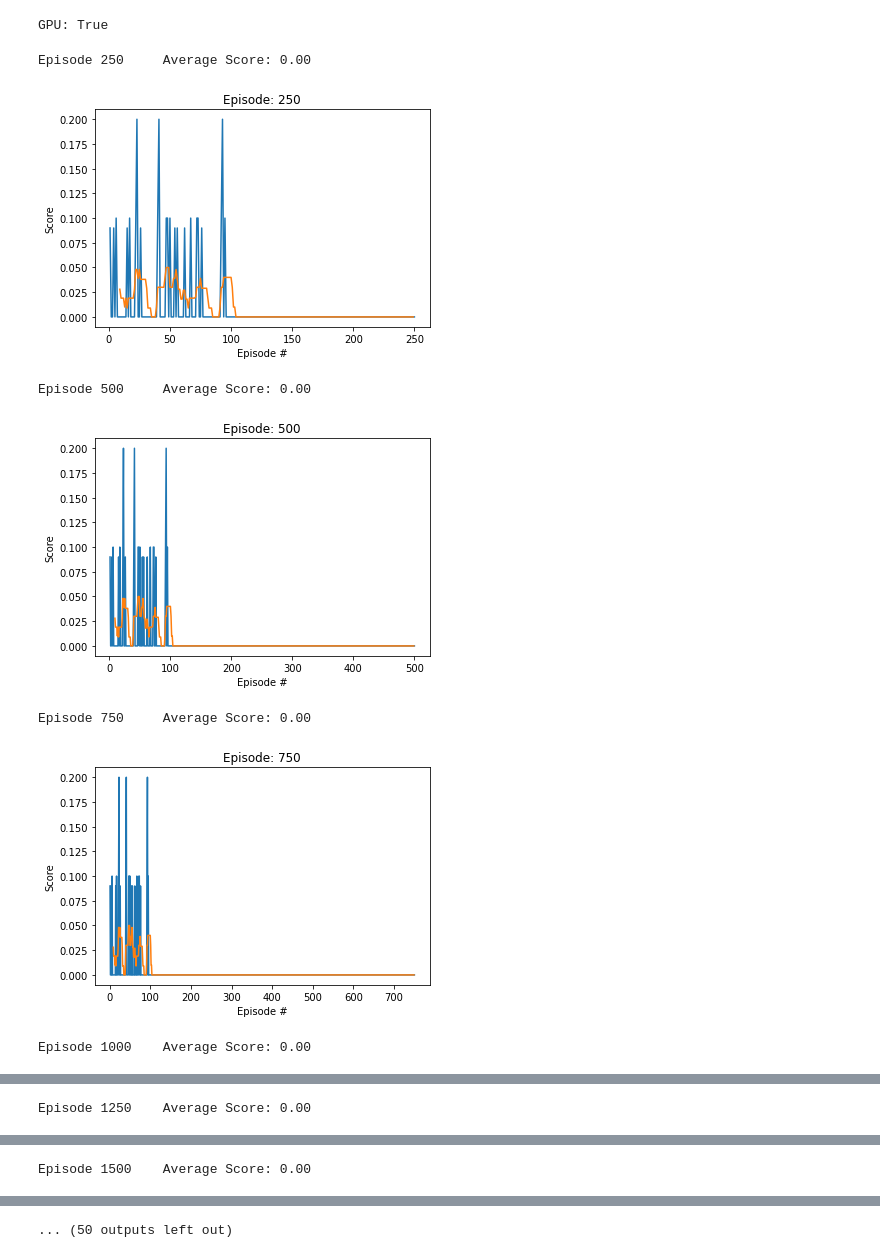
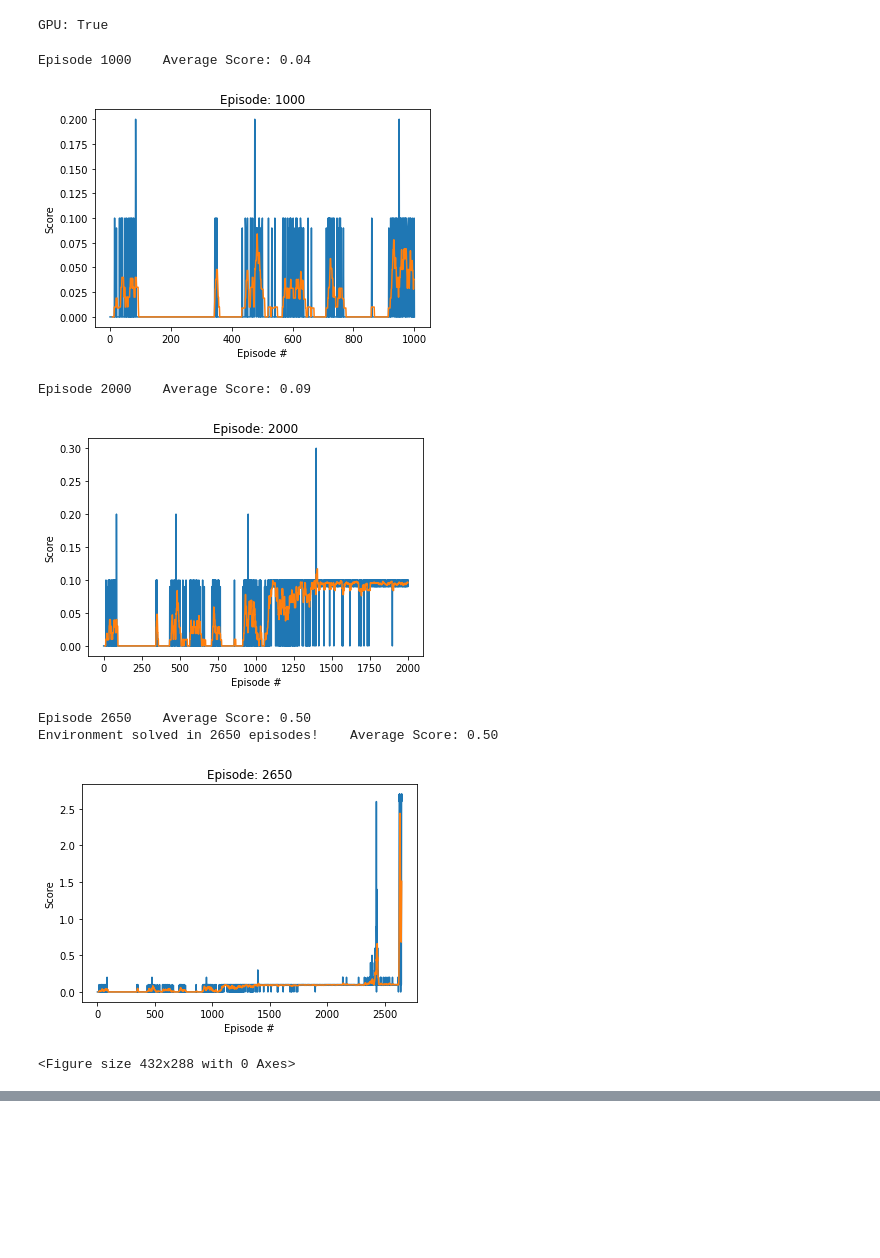
Before and after one commit to CarlosGalea/Collaboration-and-Competition, a Jupyter notebook: P3_TennisProject.ipynb, the cells around one changed output, grey strips where cells are left out. Saved outputs shown, nothing was run; the diff lists cells and outputs as text; code cells hidden in the pictures; blank space fills up the shorter version.

```diff
--- a/P3_TennisProject.ipynb
+++ b/P3_TennisProject.ipynb
@@ -12,7 +12,7 @@ import matplotlib.pyplot as plt
 import pandas as pd
 # %%
 #Load Envrionment
-env = UnityEnvironment(file_name='Tennis_Windows_x86_64/Tennis.exe')
+env = UnityEnvironment(file_name='Tennis/Tennis.exe')
 # %% [output]
 INFO:unityagents:
 'Academy' started successfully!
@@ -56,7 +56,7 @@ Size of each action: 2
 State size: 24
 # %%
 #Load Agent
-agent = Agent(state_size=24, action_size=2, n_agents=2, random_seed=10)
+agent = Agent(state_size=24, action_size=2, random_seed=4)
 # %% [output]
 GPU: True
 # %%
@@ -76,9 +76,10 @@ def plot_scores(scores, episode, rolling_window=10, save_fig=False):
     if save_fig:
         plt.savefig(f'figures_scores.png', bbox_inches='tight', pad_inches=0)
 # %%
-def maddpg(n_episodes=10000, max_t=1000):
+def maddpg(n_episodes=10000, max_t=10000,):
     scores_deque = deque(maxlen=100)
     scores = []
+    noise = 1.0
 
     for i_episode in range(1, n_episodes+1):
         env_info = env.reset(train_mode=True)[brain_name]
@@ -87,10 +88,7 @@ def maddpg(n_episodes=10000, max_t=1000):
 
         agent.reset()
 
-        noise = 1.
-
         for t in range(max_t):
-
             if i_episode < 100:
                 actions = np.random.randn(2, 2) #use random actions for the first 100 episodes, helps with exploration
             else:
@@ -110,38 +108,39 @@ def maddpg(n_episodes=10000, max_t=1000):
             game_scores += rewards
 
             if any(dones):
                 break
 
         noise = max(0.999 * noise, 0.01)  # reduce the noise a bit while training
         max_score = np.max(game_scores)  #the max score of the agents
         scores_deque.append(max_score)
         scores.append(max_score)
 
         print('\rEpisode {}\tAverage Score: {:.2f}'.format(i_episode, np.mean(scores_deque)), end="")
 
-        if i_episode % 250 == 0:
+        if i_episode % 1000 == 0:
             plot_scores(scores, i_episode)
 
         if i_episode % 2000 == 0:
             torch.save(agent.actor_local.state_dict(), 'checkpoint_actor.pth')
             torch.save(agent.critic_local.state_dict(), 'checkpoint_critic.pth')
 
         if np.mean(scores_deque) > 0.5:
             print('\nEnvironment solved in {:d} episodes!\tAverage Score: {:.2f}'.format(i_episode, np.mean(scores_deque)))
             plot_scores(scores, i_episode, save_fig=True)
 
             torch.save(agent.actor_local.state_dict(), 'final_weights/checkpoint_actor.pth')
             torch.save(agent.critic_local.state_dict(), 'final_weights/checkpoint_critic.pth')
             break
 
     return scores
 
 scores = maddpg()
 # %% [output]
-Episode 250     Average Score: 0.00
+Episode 1000    Average Score: 0.04
-[figure, old version]
+[figure, new version]
-Episode 500     Average Score: 0.00
+Episode 2000    Average Score: 0.09
-[figure, old version]
+[figure, new version]
-Episode 750     Average Score: 0.00
+Episode 2650    Average Score: 0.50
+Environment solved in 2650 episodes!    Average Score: 0.50
-[figure, old version]
+[figure, new version]
-Episode 1000    Average Score: 0.00
+<Figure size 432x288 with 0 Axes>
@@ -149 +146,0 @@ Episode 1000    Average Score: 0.00
-Episode 1250    Average Score: 0.00
@@ -151 +146,0 @@ Episode 1250    Average Score: 0.00
-Episode 1500    Average Score: 0.00
@@ -153,3 +147,2 @@ Episode 1500    Average Score: 0.00
-... (50 outputs left out)
 # %%
 env.close()
```
Also changed, not shown: parts of 1 cell of this notebook, 5 other files.
